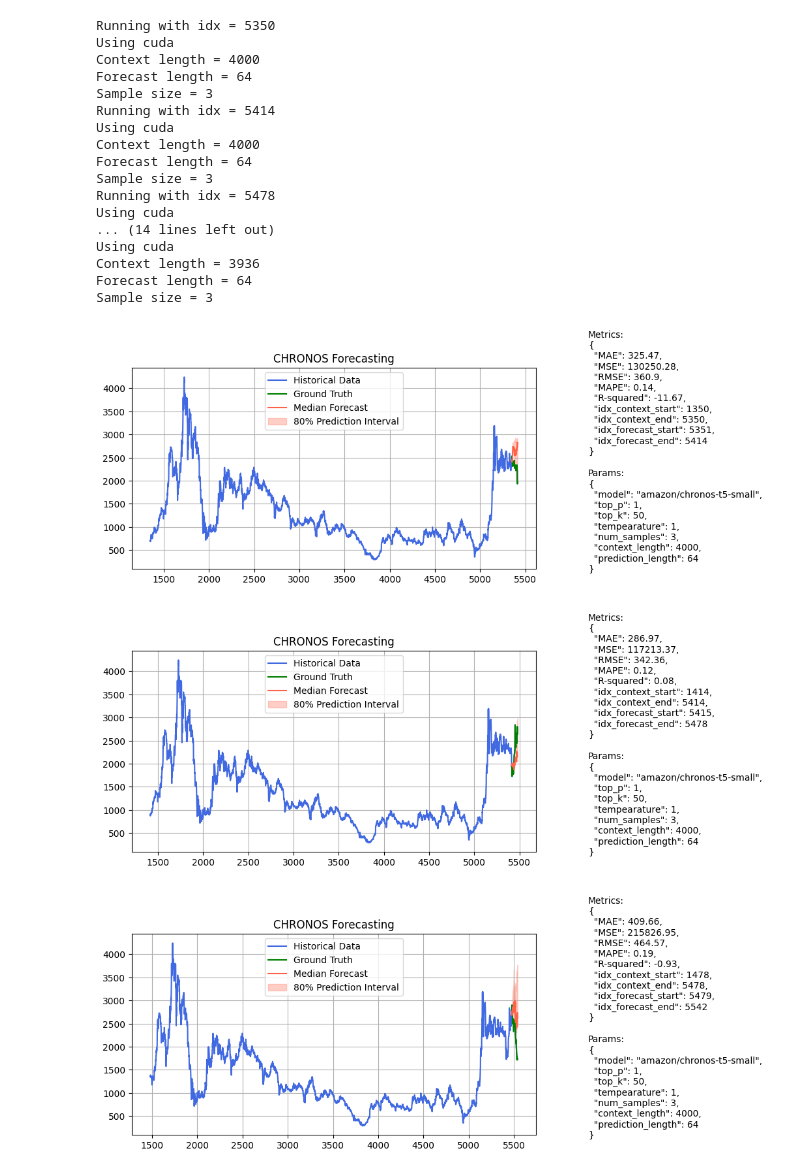
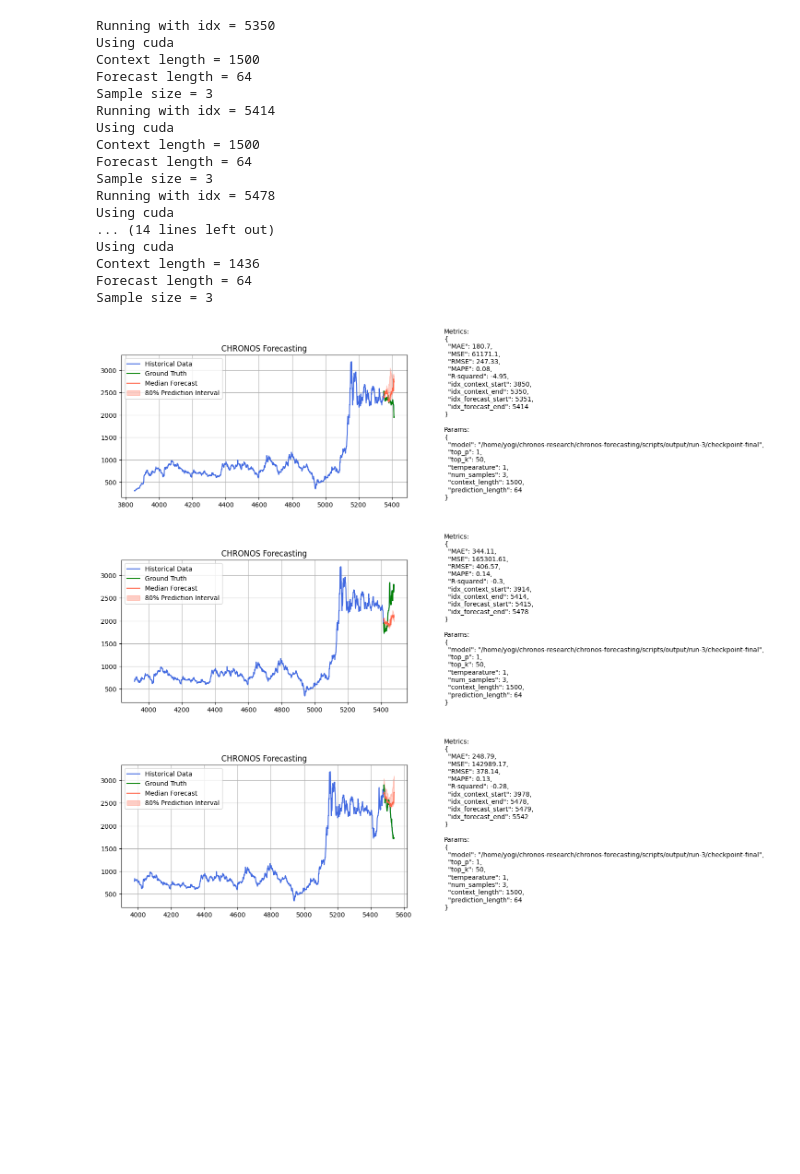
Before and after one commit to yogipuji15/chronos-research, a Jupyter notebook: zero_shot_2.ipynb, the cells around one changed output. Saved outputs shown, nothing was run; the diff lists cells and outputs as text; code cells hidden in the pictures; blank space fills up the shorter version.

```diff
--- a/zero_shot_2.ipynb
+++ b/zero_shot_2.ipynb
@@ -77,25 +77,10 @@ class ChronosForecaster:
         self.df = df
         self.y_test:pd.DataFrame = df.iloc[-test_sample_size:][target_column]
         self.y_train:pd.DataFrame = df.iloc[:len(df)-test_sample_size][target_column]
+        self.limit_pred_len = False
+        return self.y_train, self.y_test
 
-        test_timestamp=df.iloc[-test_sample_size:]['timestamp']
-        test_timestamp = test_timestamp.sort_values()
-
-        # Prepare ListDataset for GluonTS
-        freq = "D"  # Daily frequency
-        test_data = ListDataset(
-            [{"start": test_timestamp.iloc[0], "target": self.y_test.values}],  # Assuming 'close' is the target column
-            freq=freq
-        )
-
-        _, test_data = split(test_data, offset=-len(self.y_test))
-        test_data = test_data.generate_instances(len(self.y_test))
-
-        self.limit_pred_len = False
-
-        return self.y_train, self.y_test, test_data
-
-    def predict(self, test_data, model_name="amazon/chronos-t5-small", num_samples=20, temp=1, top_k=50, top_p=1, debug=True):
+    def predict(self, model_name="amazon/chronos-t5-small", num_samples=20, temp=1, top_k=50, top_p=1, debug=True):
         device = "cuda"
         self.pipeline = ChronosPipeline.from_pretrained(
             model_name,
@@ -134,8 +119,6 @@ class ChronosForecaster:
                 "prediction_length": prediction_length
             },
             indent=2)
-
-
 
         return (self.forecast, self.metrics, self.median)
 
@@ -189,7 +172,7 @@ df = pd.read_csv('/home/yogi/chronos-research/dataset/LQ45-daily/ANTM.csv')
 PRED_DURATION = 365 * 1 # A multiplier of 24 as I was working with hourly dataset
 FORECAST_LEN = 64 # Trying to keep this less than 64 data points for best chronos performance
 PRED_START = len(df) - PRED_DURATION # The index where to split context and test data from your df
-CONTEXT_LEN = 4000 # Choose this wisely from above hyperparameter tuning experiment
+CONTEXT_LEN = 1500 # Choose this wisely from above hyperparameter tuning experiment
 
 agg_metrics = []
 pred_indices = [i for i in range(len(df), PRED_START, -FORECAST_LEN)][::-1]
@@ -207,38 +190,38 @@ for idx in pred_indices:
     if idx > len(og_df):
         continue
 
     df.dropna(inplace=True)
 
-    context, test, test_data = fc.split_train_test_by_sample_size(df, target_column=TARGET_COLUMN, test_sample_size=FORECAST_LEN)
+    context, test = fc.split_train_test_by_sample_size(df, target_column=TARGET_COLUMN, test_sample_size=FORECAST_LEN)
 
-    forecast, metrics, median = fc.predict( test_data, model_name="amazon/chronos-t5-small", num_samples=3)
+    forecast, metrics, median = fc.predict( model_name="/home/yogi/chronos-research/chronos-forecasting/scripts/output/run-3/checkpoint-final", num_samples=3)
 
     metrics['idx_context_start'] = idx - CONTEXT_LEN
     metrics['idx_context_end'] = idx
     metrics['idx_forecast_start'] = idx + 1
     metrics['idx_forecast_end'] = idx + FORECAST_LEN
 
     agg_metrics.append(metrics | json.loads(fc.params))
 
     fc.plot_forecast(df[TARGET_COLUMN])
 # %% [output]
 Running with idx = 5350
 Using cuda
-Context length = 4000
+Context length = 1500
 Forecast length = 64
 Sample size = 3
 Running with idx = 5414
 Using cuda
-Context length = 4000
+Context length = 1500
 Forecast length = 64
 Sample size = 3
 Running with idx = 5478
 Using cuda
 ... (14 lines left out)
 Using cuda
-Context length = 3936
+Context length = 1436
 Forecast length = 64
 Sample size = 3
-[figure, old version]
+[figure, new version]
-[figure, old version]
+[figure, new version]
-[figure, old version]
+[figure, new version]
```
Also changed, not shown: parts of 3 cells of this notebook, 51 other files.
